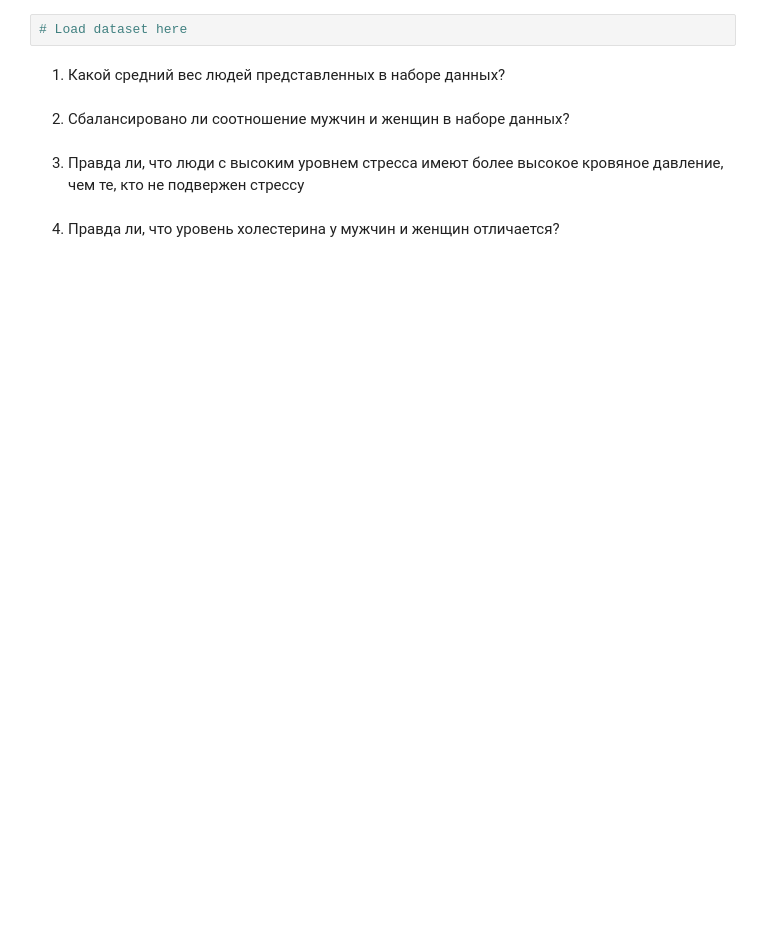
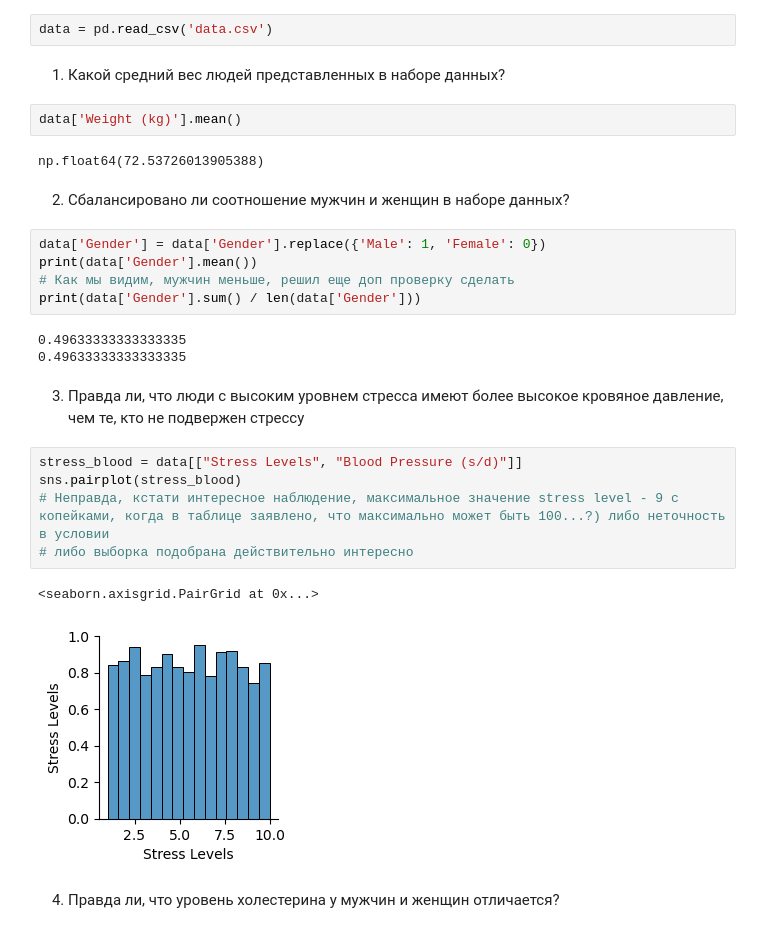
Before and after one commit to theS3ven/ml_labs, a Jupyter notebook: lr1/Variant 7/Lab1-7.ipynb, the cells around one changed output. Saved outputs shown, nothing was run; the diff lists cells and outputs as text; blank space fills up the shorter version.

```diff
--- a/lr1/Variant 7/Lab1-7.ipynb
+++ b/lr1/Variant 7/Lab1-7.ipynb
@@ -197,10 +224,30 @@ import pandas as pd
 # %%
-# Load dataset here
+data = pd.read_csv('data.csv')
 # %% [markdown]
 1. Какой средний вес людей представленных в наборе данных?
+# %%
+data['Weight (kg)'].mean()
+# %% [output]
+np.float64(72.53726013905388)
 # %% [markdown]
 2. Сбалансировано ли соотношение мужчин и женщин в наборе данных?
+# %%
+data['Gender'] = data['Gender'].replace({'Male': 1, 'Female': 0})
+print(data['Gender'].mean())
+# Как мы видим, мужчин меньше, решил еще доп проверку сделать
+print(data['Gender'].sum() / len(data['Gender']))
+# %% [output]
+0.49633333333333335
+0.49633333333333335
 # %% [markdown]
 3. Правда ли, что люди с высоким уровнем стресса имеют более высокое кровяное давление, чем те, кто не подвержен стрессу
+# %%
+stress_blood = data[["Stress Levels", "Blood Pressure (s/d)"]]
+sns.pairplot(stress_blood)
+# Неправда, кстати интересное наблюдение, максимальное значение stress level - 9 с копейками, когда в таблице заявлено, что максимально может быть 100...?) либо неточность в условии
+# либо выборка подобрана действительно интересно
+# %% [output]
+<seaborn.axisgrid.PairGrid at 0x...>
+[figure, added]
 # %% [markdown]
 4. Правда ли, что уровень холестерина у мужчин и женщин отличается?
```
Also changed, not shown: parts of 6 cells of this notebook, 1 other file.
